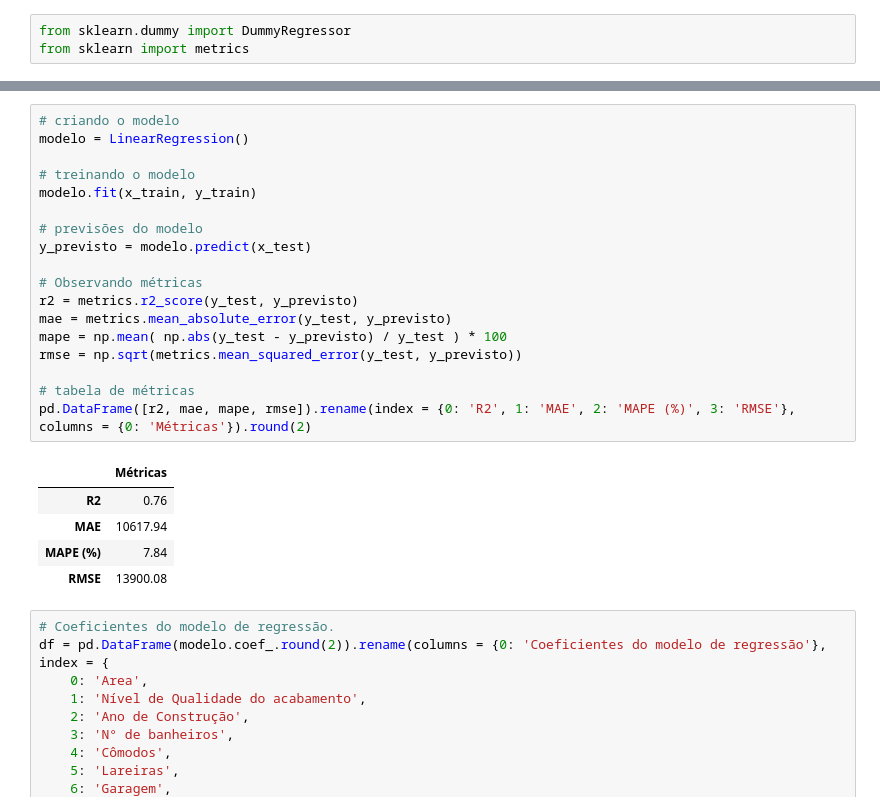
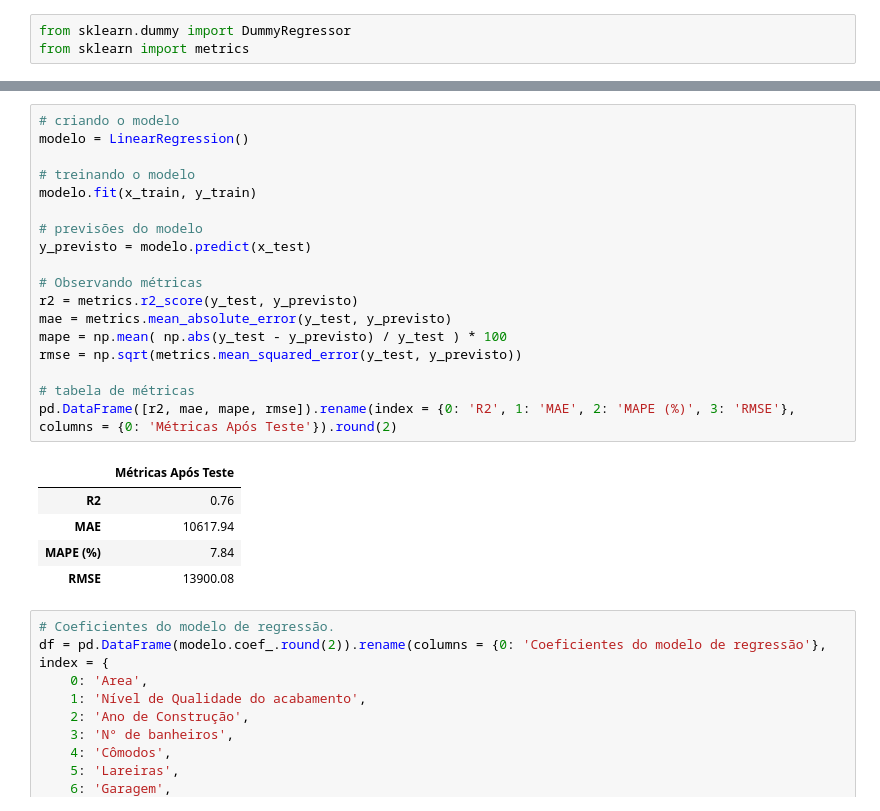
Before and after one commit to joaorodriguessneto/House_Prices, a Jupyter notebook: EDA_House_Prices.ipynb, the cells around one changed output, grey strips where cells are left out. Saved outputs shown, nothing was run; the diff lists cells and outputs as text.

```diff
--- a/EDA_House_Prices.ipynb
+++ b/EDA_House_Prices.ipynb
@@ -1309,23 +1287,23 @@ pd.DataFrame([np.abs(r2_baseline), mae_baseline, mape_baseline, rmse_baseline]).
 # %%
 # criando o modelo
 modelo = LinearRegression()
 
 # treinando o modelo
 modelo.fit(x_train, y_train)
 
 # previsões do modelo
 y_previsto = modelo.predict(x_test)
 
 # Observando métricas
 r2 = metrics.r2_score(y_test, y_previsto)
 mae = metrics.mean_absolute_error(y_test, y_previsto)
 mape = np.mean( np.abs(y_test - y_previsto) / y_test ) * 100
 rmse = np.sqrt(metrics.mean_squared_error(y_test, y_previsto))
 
 # tabela de métricas
-pd.DataFrame([r2, mae, mape, rmse]).rename(index = {0: 'R2', 1: 'MAE', 2: 'MAPE (%)', 3: 'RMSE'}, columns = {0: 'Métricas'}).round(2)
+pd.DataFrame([r2, mae, mape, rmse]).rename(index = {0: 'R2', 1: 'MAE', 2: 'MAPE (%)', 3: 'RMSE'}, columns = {0: 'Métricas Após Teste'}).round(2)
 # %% [output]
-|  | Métricas |
+|  | Métricas Após Teste |
 | R2 | 0.76 |
 | MAE | 10617.94 |
 | MAPE (%) | 7.84 |
```
Also changed, not shown: parts of 69 cells of this notebook.
